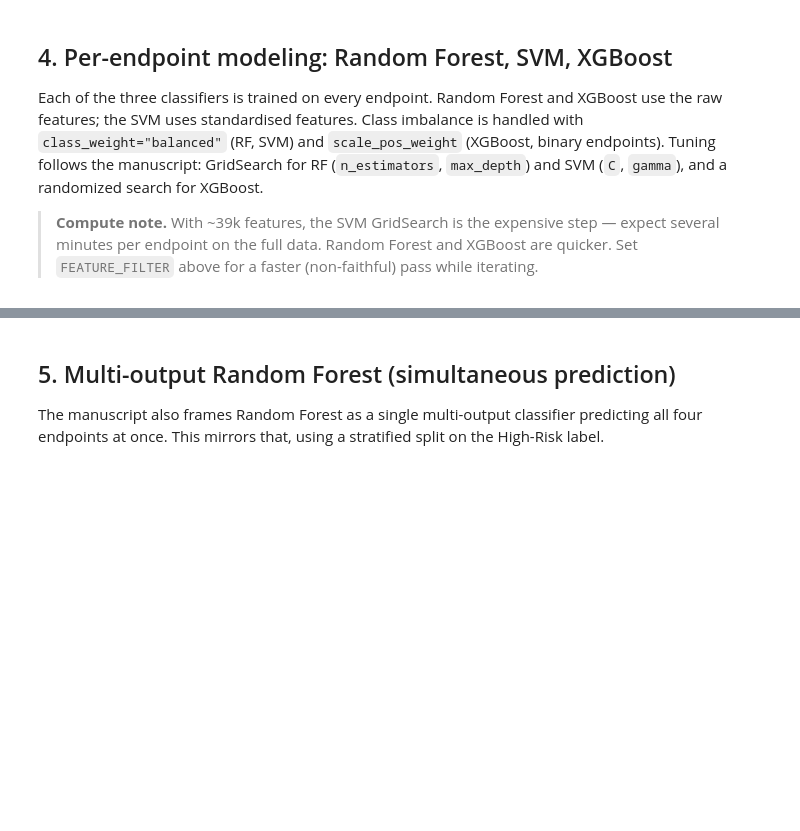
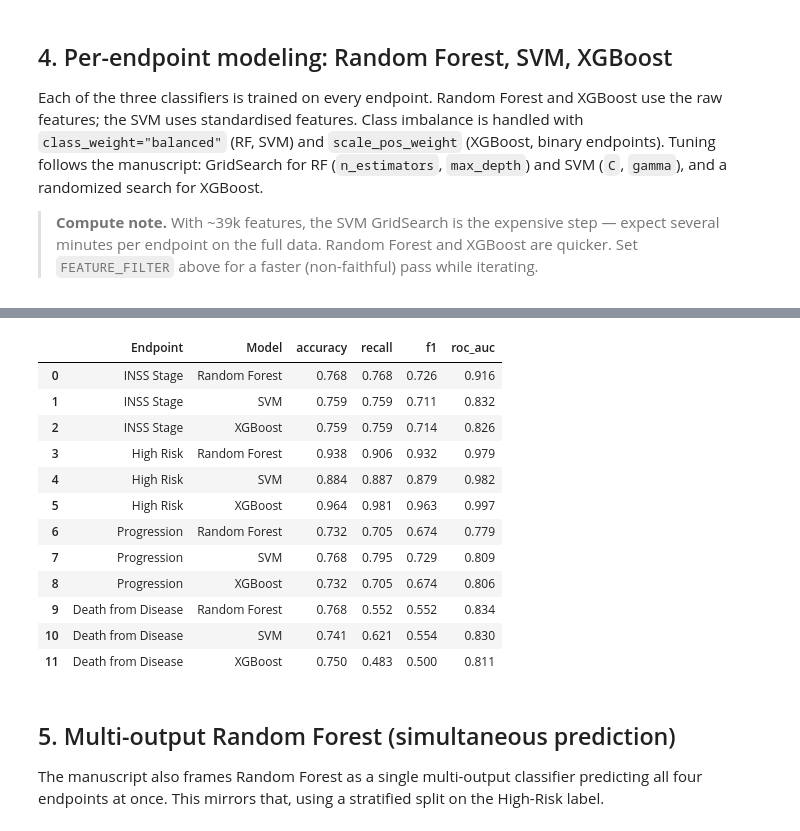
Before and after one commit to rossjamesgibson21-bit/microarray-clinical-endpoint-prediction, a Jupyter notebook: notebooks/03_supervised_modeling.ipynb, the cells around one changed output, grey strips where cells are left out. Saved outputs shown, nothing was run; the diff lists cells and outputs as text; code cells hidden in the pictures; blank space fills up the shorter version.

Commit message:
Add executed supervised-modeling results

```diff
--- a/notebooks/03_supervised_modeling.ipynb
+++ b/notebooks/03_supervised_modeling.ipynb
@@ -38,7 +61,14 @@ from sklearn.metrics import (accuracy_score, recall_score, f1_score,
 from xgboost import XGBClassifier
 
 # ----------------------------- configuration -----------------------------
-DATA_PATH    = "../data/merged_clinical_gene_expression_data_cleaned.csv"  # or .csv.gz
+import os
+_candidates = [
+    "../data/merged_clinical_gene_expression_data_cleaned.csv",
+    "data/merged_clinical_gene_expression_data_cleaned.csv",
+    os.path.expanduser("~/Downloads/microarray-clinical-endpoint-prediction/data/merged_clinical_gene_expression_data_cleaned.csv"),
+]
+DATA_PATH = next((p for p in _candidates if os.path.exists(p)), _candidates[0])
+print("Using:", DATA_PATH)
 TEST_SIZE    = 0.30          # 70/30 train-test split (per manuscript)
 RANDOM_STATE = 42
 
@@ -216,0 +207,58 @@ results
+# %%
+def run_all(name, yv, multiclass):
+    Xtr, Xte, ytr, yte = safe_split(X, yv)
+    scaler = StandardScaler().fit(Xtr)
+    Xtr_s, Xte_s = scaler.transform(Xtr), scaler.transform(Xte)
+    cv = cv_for(ytr)
+    classes = np.unique(ytr)
+    scoring = "f1_weighted" if multiclass else "f1"
+    rows = {}
+
+    # --- Random Forest (raw features) ---
+    rf = RandomForestClassifier(class_weight="balanced", random_state=RANDOM_STATE, n_jobs=-1)
+    if cv is not None:
+        rf = GridSearchCV(rf, RF_GRID, cv=cv, scoring=scoring, n_jobs=-1).fit(Xtr, ytr).best_estimator_
+    else:
+        rf = rf.fit(Xtr, ytr)
+    rows["Random Forest"] = metrics(yte, rf.predict(Xte), rf.predict_proba(Xte), multiclass, classes)
+
+    # --- SVM (standardised features) ---
+    svm = SVC(kernel="rbf", probability=True, class_weight="balanced", random_state=RANDOM_STATE)
+    if cv is not None:
+        svm = GridSearchCV(svm, SVM_GRID, cv=cv, scoring=scoring, n_jobs=-1).fit(Xtr_s, ytr).best_estimator_
+    else:
+        svm = svm.fit(Xtr_s, ytr)
+    rows["SVM"] = metrics(yte, svm.predict(Xte_s), svm.predict_proba(Xte_s), multiclass, classes)
+
+    # --- XGBoost (raw features) ---
+    if multiclass:
+        # XGBoost requires contiguous class labels (0..k-1); rare INSS stages make the
+        # encoded labels non-contiguous after splitting, so re-encode and fit directly.
+        le = LabelEncoder().fit(ytr)
+        xgb = XGBClassifier(eval_metric="mlogloss", random_state=RANDOM_STATE, n_jobs=-1)
+        xgb.fit(Xtr, le.transform(ytr))
+        pred  = le.inverse_transform(xgb.predict(Xte))
+        proba = xgb.predict_proba(Xte)               # columns align with le.classes_
+        rows["XGBoost"] = metrics(yte, pred, proba, True, le.classes_)
+    else:
+        pos = max((ytr == 1).sum(), 1)
+        xgb = XGBClassifier(eval_metric="logloss", random_state=RANDOM_STATE, n_jobs=-1,
+                            scale_pos_weight=(ytr == 0).sum() / pos)
+        if cv is not None:
+            xgb = RandomizedSearchCV(xgb, XGB_DIST, n_iter=8, cv=cv, scoring=scoring,
+                                     random_state=RANDOM_STATE, n_jobs=-1).fit(Xtr, ytr).best_estimator_
+        else:
+            xgb = xgb.fit(Xtr, ytr)
+        rows["XGBoost"] = metrics(yte, xgb.predict(Xte), xgb.predict_proba(Xte), False, classes)
+
+    return rows
+
+records = []
+for name, yv in y.items():
+    print(f"Fitting endpoint: {name} ...")
+    for model, m in run_all(name, yv, MULTICLASS[name]).items():
+        records.append({"Endpoint": name, "Model": model, **{k: round(v, 3) for k, v in m.items()}})
+
+results = pd.DataFrame(records)
+results
+# %% [output]
@@ -217,3 +269,16 @@ results
+|  | Endpoint | Model | accuracy | recall | f1 | roc_auc |
+| 0 | INSS Stage | Random Forest | 0.768 | 0.768 | 0.726 | 0.916 |
+| 1 | INSS Stage | SVM | 0.759 | 0.759 | 0.711 | 0.832 |
+| 2 | INSS Stage | XGBoost | 0.759 | 0.759 | 0.714 | 0.826 |
+| 3 | High Risk | Random Forest | 0.938 | 0.906 | 0.932 | 0.979 |
+| 4 | High Risk | SVM | 0.884 | 0.887 | 0.879 | 0.982 |
+| 5 | High Risk | XGBoost | 0.964 | 0.981 | 0.963 | 0.997 |
+| 6 | Progression | Random Forest | 0.732 | 0.705 | 0.674 | 0.779 |
+| 7 | Progression | SVM | 0.768 | 0.795 | 0.729 | 0.809 |
+| 8 | Progression | XGBoost | 0.732 | 0.705 | 0.674 | 0.806 |
+| 9 | Death from Disease | Random Forest | 0.768 | 0.552 | 0.552 | 0.834 |
+| 10 | Death from Disease | SVM | 0.741 | 0.621 | 0.554 | 0.830 |
+| 11 | Death from Disease | XGBoost | 0.750 | 0.483 | 0.500 | 0.811 |
 # %% [markdown]
 ## 5. Multi-output Random Forest (simultaneous prediction)
 
```
Also changed, not shown: parts of 9 cells of this notebook.
